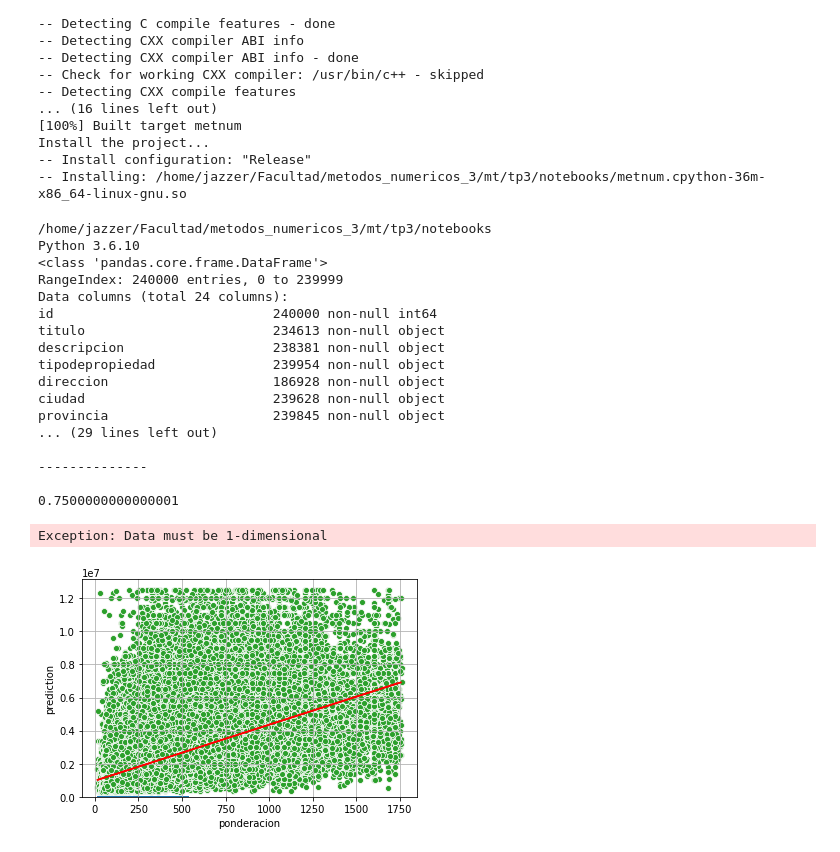
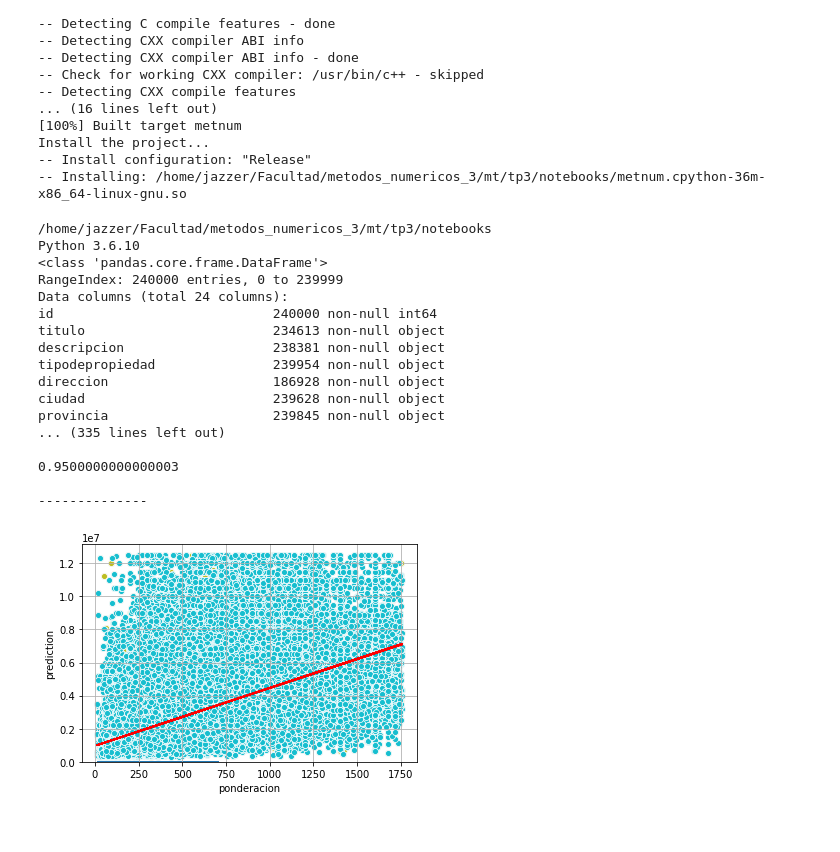
Before and after one commit to ricardogcolombo/mt, a Jupyter notebook: tp3/notebooks/Experimento no lineal.ipynb, the cells around one changed output. Saved outputs shown, nothing was run; the diff lists cells and outputs as text; code cells hidden in the pictures.

Commit message:
nuevas notebooks

```diff
--- a/tp3/notebooks/Experimento no lineal.ipynb
+++ b/tp3/notebooks/Experimento no lineal.ipynb
@@ -38,16 +38,14 @@ from sklearn.metrics import *
 !python --version
 import metnum
 
-weight_escuelas, weight_comercios, weight_garages = 1,1,1
+def new_feature(row):
+    return row['metroscubiertos']*row['banos']
 
-def new_feature(row, weight_escuelas, weight_comercios, weight_garages):
-    return (row['metroscubiertos']*row['banos']
-            + weight_escuelas*row['escuelascercanas']
-            + weight_comercios*row['centroscomercialescercanos']
-            + weight_garages*row['garages'])
+def calculate_metrics(variable_to_predict, df_old):
+    df = df_old.copy(deep=True)
+    df = df[df['prediction'].notna()]
+    df = df[df['prediction']>-1]
 
-def calculate_metrics(variable_to_predict, df):
-    df = df[df['prediction'].notna()]
     return (math.sqrt(mean_squared_error(df[variable_to_predict], df['prediction'])),
             math.sqrt(mean_squared_log_error(df[variable_to_predict]+1, df['prediction']+1)))
 
@@ -57,11 +55,9 @@ def experiment(percentage_of_training_cases,
          seed,
          df_old,
          data):
-
     df = df_old.copy(deep=True)
 
     t0 = time.time()
-    TOTAL_TRAIN_CASES = int(percentage_of_training_cases*len(df))
 
     df = df[0:].sample(frac=1, random_state=seed)
 
@@ -69,6 +65,8 @@ def experiment(percentage_of_training_cases,
     df = df[df[variable_to_predict].notna()]
     for var in variables_to_study:
         df = df[df[var].notna()]
+
+    TOTAL_TRAIN_CASES = int(percentage_of_training_cases*len(df))
 
     df_prediction = df[TOTAL_TRAIN_CASES:].copy(deep=True)
 
@@ -114,52 +112,56 @@ def experiment(percentage_of_training_cases,
     return df_prediction
 
 df = pd.read_csv('../data/train.csv')
 df_con_nueva_feature = df.copy(deep=True)
 
-df_con_nueva_feature['ponderacion'] = df_con_nueva_feature.apply (lambda row: new_feature(row,
-                                                                        weight_escuelas,
-                                                                        weight_comercios,
-                                                                        weight_garages),
-                                                axis=1)
+df_con_nueva_feature['ponderacion'] = df_con_nueva_feature.apply(lambda row: new_feature(row),axis=1)
 
 print(df_con_nueva_feature.info())
 df_con_nueva_feature['ponderacion'].hist()
 
-d = {'rmse' : [], 'rmsle' : [], 'percentage_of_train_cases' : [],
-     'time' : [],'weight_escuelas' : [], 'weight_comercios' : [],
-     'weight_garages' : []}
+d = {'rmse' : [], 'rmsle' : [], 'percentage_of_train_cases' : [], 'time' : []}
 
-folder='./test_no_lineal_{}'.format(int(time.time()))
+folder='./test_no_lineal_solo_ponderacion_{}'.format(int(time.time()))
 os.mkdir(folder)
 
-for i in np.arange(0.6, 0.99, 0.05):
-    print(i)
-    df_prediction_no_lineal = experiment(i, 'precio', ['ponderacion'], 666, df_con_nueva_feature, d)
-    df_prediction_no_lineal.to_csv(folder+'/prediction'+'_'+str(i)+'.csv', encoding='utf-8', index=False)
-    d['weight_escuelas'].append(weight_escuelas)
-    d['weight_comercios'].append(weight_comercios)
-    d['weight_garages'].append(weight_garages)
-    print('\n--------------\n')
+for j in np.arange(1,11,1):
+    for i in np.arange(0.6, 0.99, 0.05):
+        print(i)
+        df_prediction_no_lineal = experiment(i, 'precio', ['ponderacion'], j*int(i*100), df_con_nueva_feature, d)
+        df_prediction_no_lineal.to_csv(folder+'/prediction_'+str(j)+'_'+str(i)+'.csv', encoding='utf-8', index=False)
+        print('\n--------------\n')
 
 (pd.DataFrame(data=d)
    .to_csv(folder+'/error.csv', encoding='utf-', index=False))
+
+# for j in np.arange(1,11,1):
+#     for i in np.arange(0.6, 0.99, 0.05):
+#         print(i)
+#         df_prediction_no_lineal = experiment(i, 'precio', ['metroscubiertos','banos',
+#                                                            'escuelascercanas','centroscomercialescercanos',
+#                                                            'garages'], j*int(i*100), df_con_nueva_feature, d)
+#         df_prediction_no_lineal.to_csv(folder+'/prediction_'+str(j)+'_'+str(i)+'.csv', encoding='utf-8',
+#                                        index=False)
+#         print('\n--------------\n')
+
+# (pd.DataFrame(data=d)
+#    .to_csv(folder+'/error.csv', encoding='utf-', index=False))
 # %% [output]
 /home/jazzer/Facultad/metodos_numericos_3/mt/tp3/notebooks
 Python 3.6.10
 <class 'pandas.core.frame.DataFrame'>
 RangeIndex: 240000 entries, 0 to 239999
 Data columns (total 24 columns):
 id                            240000 non-null int64
 titulo                        234613 non-null object
 descripcion                   238381 non-null object
 tipodepropiedad               239954 non-null object
 direccion                     186928 non-null object
 ciudad                        239628 non-null object
 provincia                     239845 non-null object
-... (29 lines left out)
+... (335 lines left out)
+
+0.9500000000000003
 
 --------------
-
-0.7500000000000001
-Exception: Data must be 1-dimensional
-[figure, old version]
+[figure, new version]
```
Also changed, not shown: 12 other files.
